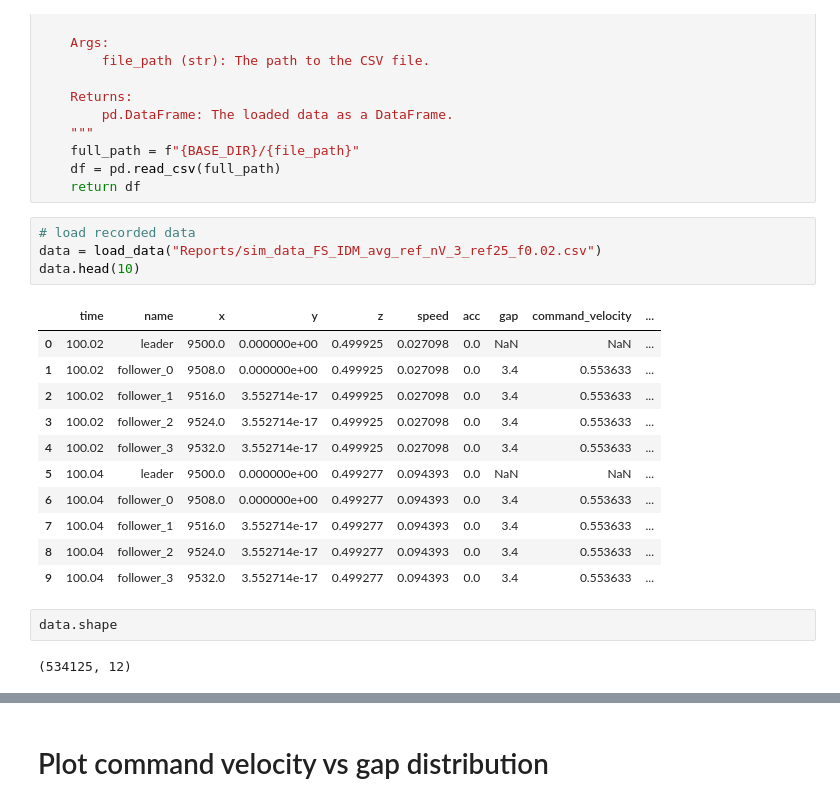
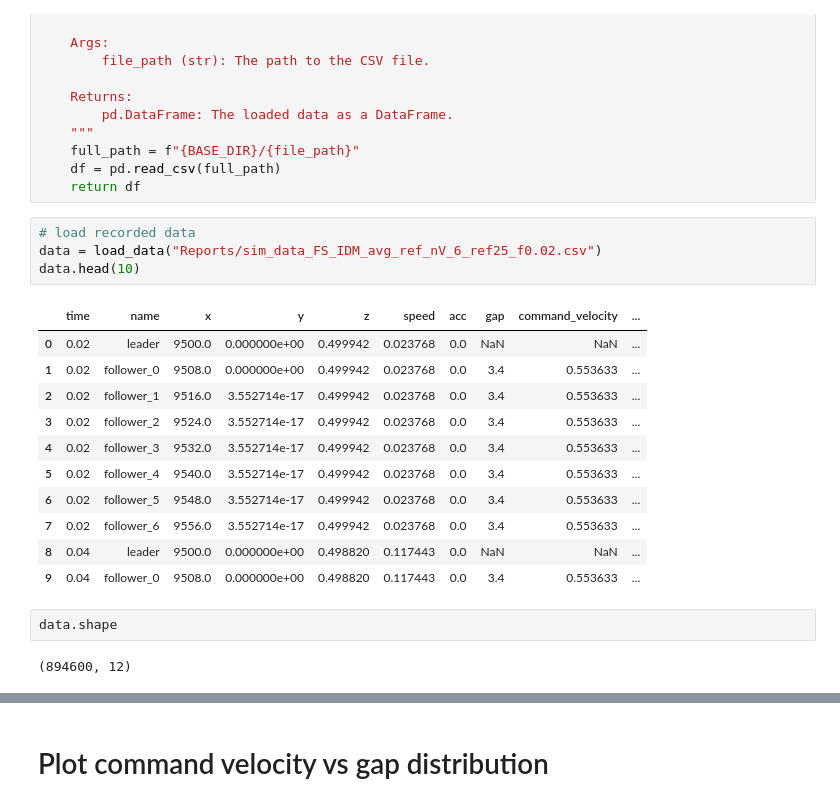
Before and after one commit to shihabict/carla_simulation, a Jupyter notebook: research/analysis_recorded_data.ipynb, the cells around one changed output, grey strips where cells are left out. Cells and saved outputs as stored; diff of their text form.

```diff
--- a/research/analysis_recorded_data.ipynb
+++ b/research/analysis_recorded_data.ipynb
@@ -24,21 +24,21 @@ def load_data(file_path: str) -> pd.DataFrame:
     return df
 # %%
 # load recorded data
-data = load_data("Reports/sim_data_FS_IDM_avg_ref_nV_3_ref25_f0.02.csv")
+data = load_data("Reports/sim_data_FS_IDM_avg_ref_nV_6_ref25_f0.02.csv")
 data.head(10)
 # %% [output]
 |  | time | name | x | y | z | speed | acc | gap | command_velocity | ... |
-| 0 | 100.02 | leader | 9500.0 | 0.000000e+00 | 0.499925 | 0.027098 | 0.0 | NaN | NaN | ... |
-| 1 | 100.02 | follower_0 | 9508.0 | 0.000000e+00 | 0.499925 | 0.027098 | 0.0 | 3.4 | 0.553633 | ... |
-| 2 | 100.02 | follower_1 | 9516.0 | 3.552714e-17 | 0.499925 | 0.027098 | 0.0 | 3.4 | 0.553633 | ... |
-| 3 | 100.02 | follower_2 | 9524.0 | 3.552714e-17 | 0.499925 | 0.027098 | 0.0 | 3.4 | 0.553633 | ... |
-| 4 | 100.02 | follower_3 | 9532.0 | 3.552714e-17 | 0.499925 | 0.027098 | 0.0 | 3.4 | 0.553633 | ... |
-| 5 | 100.04 | leader | 9500.0 | 0.000000e+00 | 0.499277 | 0.094393 | 0.0 | NaN | NaN | ... |
-| 6 | 100.04 | follower_0 | 9508.0 | 0.000000e+00 | 0.499277 | 0.094393 | 0.0 | 3.4 | 0.553633 | ... |
-| 7 | 100.04 | follower_1 | 9516.0 | 3.552714e-17 | 0.499277 | 0.094393 | 0.0 | 3.4 | 0.553633 | ... |
-| 8 | 100.04 | follower_2 | 9524.0 | 3.552714e-17 | 0.499277 | 0.094393 | 0.0 | 3.4 | 0.553633 | ... |
-| 9 | 100.04 | follower_3 | 9532.0 | 3.552714e-17 | 0.499277 | 0.094393 | 0.0 | 3.4 | 0.553633 | ... |
+| 0 | 0.02 | leader | 9500.0 | 0.000000e+00 | 0.499942 | 0.023768 | 0.0 | NaN | NaN | ... |
+| 1 | 0.02 | follower_0 | 9508.0 | 0.000000e+00 | 0.499942 | 0.023768 | 0.0 | 3.4 | 0.553633 | ... |
+| 2 | 0.02 | follower_1 | 9516.0 | 3.552714e-17 | 0.499942 | 0.023768 | 0.0 | 3.4 | 0.553633 | ... |
+| 3 | 0.02 | follower_2 | 9524.0 | 3.552714e-17 | 0.499942 | 0.023768 | 0.0 | 3.4 | 0.553633 | ... |
+| 4 | 0.02 | follower_3 | 9532.0 | 3.552714e-17 | 0.499942 | 0.023768 | 0.0 | 3.4 | 0.553633 | ... |
+| 5 | 0.02 | follower_4 | 9540.0 | 3.552714e-17 | 0.499942 | 0.023768 | 0.0 | 3.4 | 0.553633 | ... |
+| 6 | 0.02 | follower_5 | 9548.0 | 3.552714e-17 | 0.499942 | 0.023768 | 0.0 | 3.4 | 0.553633 | ... |
+| 7 | 0.02 | follower_6 | 9556.0 | 3.552714e-17 | 0.499942 | 0.023768 | 0.0 | 3.4 | 0.553633 | ... |
+| 8 | 0.04 | leader | 9500.0 | 0.000000e+00 | 0.498820 | 0.117443 | 0.0 | NaN | NaN | ... |
+| 9 | 0.04 | follower_0 | 9508.0 | 0.000000e+00 | 0.498820 | 0.117443 | 0.0 | 3.4 | 0.553633 | ... |
 # %%
 data.shape
 # %% [output]
-(534125, 12)
+(894600, 12)
```
Also changed, not shown: parts of 15 cells of this notebook, 5 other files.
